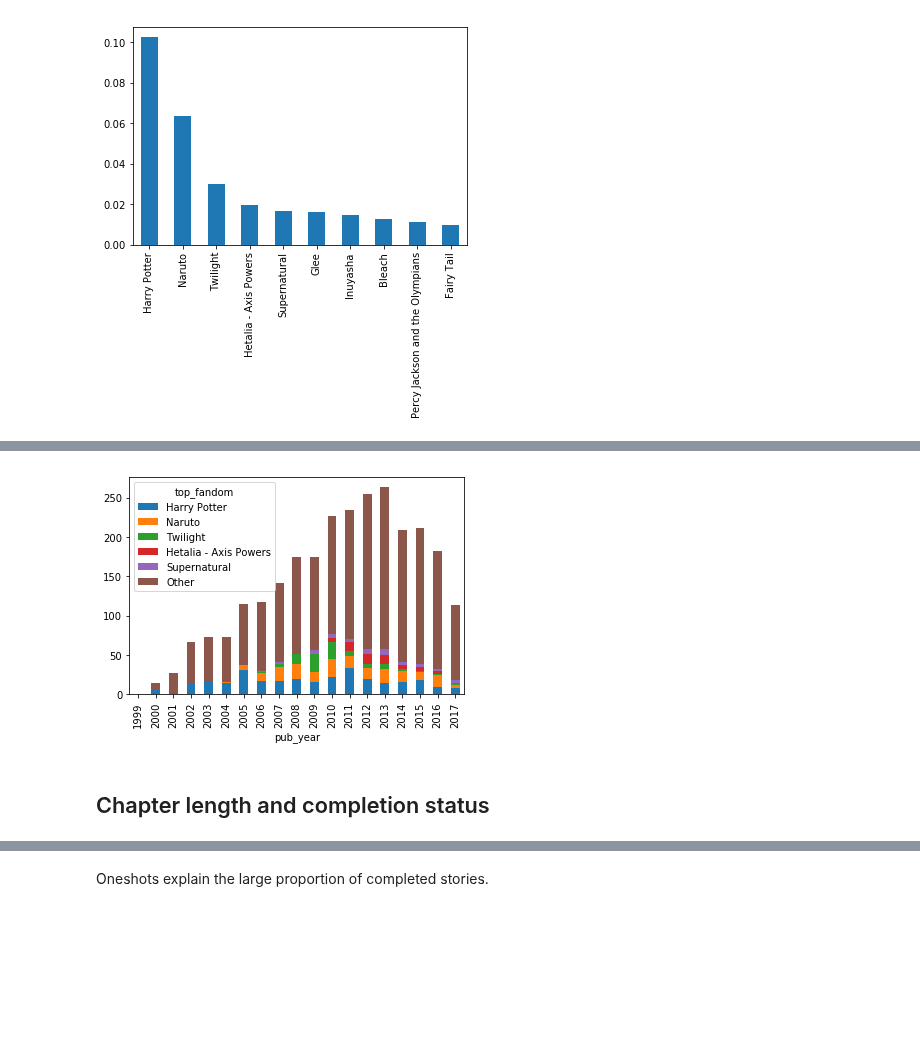
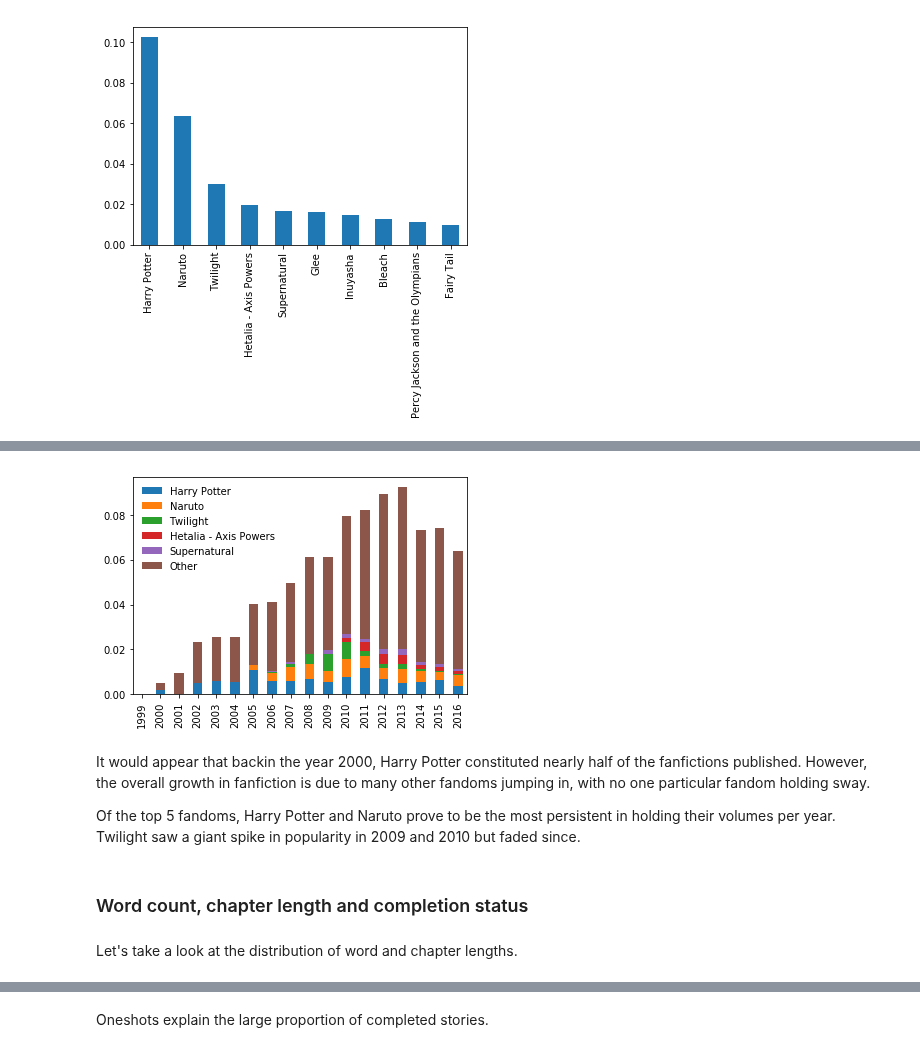
Before and after one commit to lily-tian/fanfictionstatistics, a Jupyter notebook: story_analysis.ipynb, the cells around one changed output, grey strips where cells are left out. Cells and saved outputs as stored; diff of their text form; code cells hidden in the pictures; blank space fills up the shorter version.

```diff
--- a/story_analysis.ipynb
+++ b/story_analysis.ipynb
@@ -190,11 +187,19 @@ array(['Harry Potter', 'Naruto', 'Twilight', 'Hetalia - Axis Powers',
 # %%
 entry_fandom = pd.crosstab(df_online.pub_year, df_online.top_fandom)
-entry_fandom = entry_fandom[np.append(fandom[:5].index.values, ['Other'])]
+entry_fandom = entry_fandom[np.append(fandom[:5].index.values, ['Other'])][:-1]
 
 # plots chart
-entry_fandom.plot.bar(stacked=True)
+(entry_fandom/np.sum(entry)).plot.bar(stacked=True)
+plt.axes().get_xaxis().set_label_text('')
+plt.legend(title=None, frameon=False)
 plt.show()
 # %% [output]
-[figure, old version]
+[figure, new version]
+# %% [markdown]
+It would appear that backin the year 2000, Harry Potter constituted nearly half of the fanfictions published. However, the overall growth in fanfiction is due to many other fandoms jumping in, with no one particular fandom holding sway.
+
+Of the top 5 fandoms, Harry Potter and Naruto prove to be the most persistent in holding their volumes per year. Twilight saw a giant spike in popularity in 2009 and 2010 but faded since.
 # %% [markdown]
-## Chapter length and completion status
+### Word count, chapter length and completion status
+# %% [markdown]
+Let's take a look at the distribution of word and chapter lengths.
```
Also changed, not shown: parts of 33 cells of this notebook.
